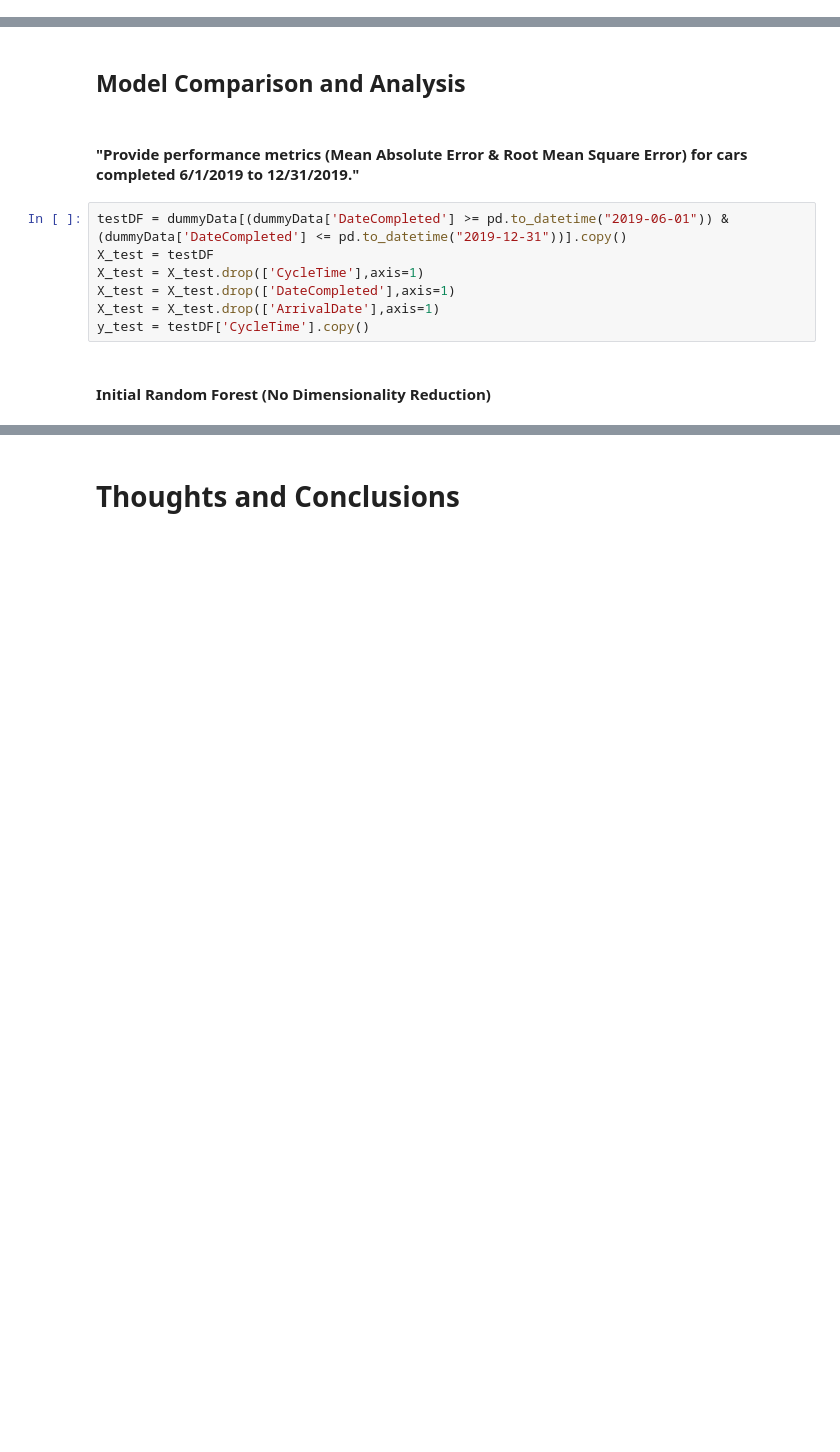
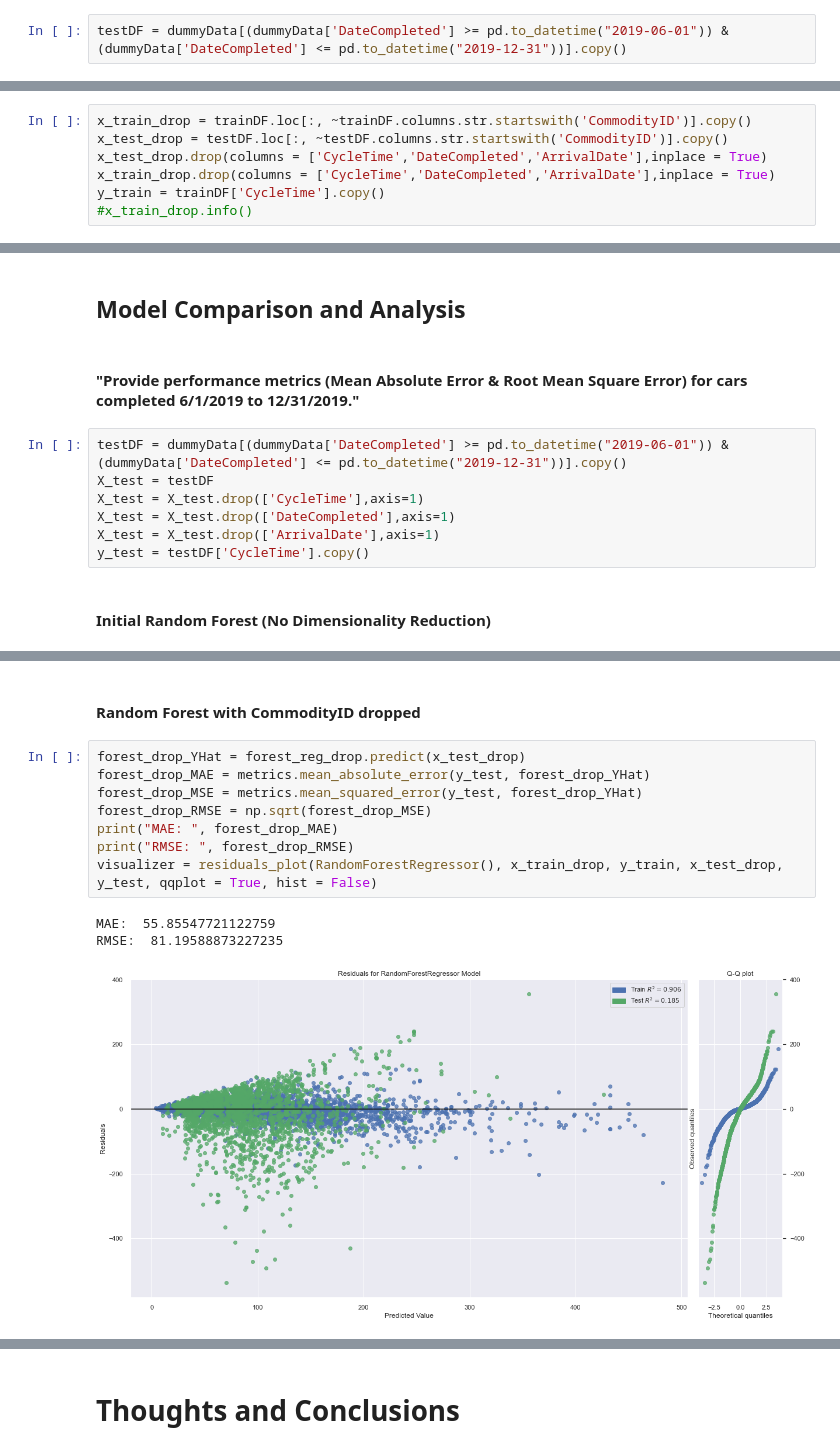
Before and after one commit to londonkasper/MLP04, a Jupyter notebook: PA04.ipynb, the cells around one changed output, grey strips where cells are left out. Cells and saved outputs as stored; diff of their text form; blank space fills up the shorter version.

```diff
--- a/PA04.ipynb
+++ b/PA04.ipynb
@@ -346,0 +345,2 @@ The dataset provided only has one numeric datatype (Age), but multiple categoric
+# %%
+testDF = dummyData[(dummyData['DateCompleted'] >= pd.to_datetime("2019-06-01")) & (dummyData['DateCompleted'] <= pd.to_datetime("2019-12-31"))].copy()
@@ -346,0 +351,7 @@ The dataset provided only has one numeric datatype (Age), but multiple categoric
+# %%
+x_train_drop = trainDF.loc[:, ~trainDF.columns.str.startswith('CommodityID')].copy()
+x_test_drop = testDF.loc[:, ~testDF.columns.str.startswith('CommodityID')].copy()
+x_test_drop.drop(columns = ['CycleTime','DateCompleted','ArrivalDate'],inplace = True)
+x_train_drop.drop(columns = ['CycleTime','DateCompleted','ArrivalDate'],inplace = True)
+y_train = trainDF['CycleTime'].copy()
+#x_train_drop.info()
@@ -376,0 +433,14 @@ RMSE:  78.70737671346971
+# %% [markdown]
+#### Random Forest with CommodityID dropped
+# %%
+forest_drop_YHat = forest_reg_drop.predict(x_test_drop)
+forest_drop_MAE = metrics.mean_absolute_error(y_test, forest_drop_YHat)
+forest_drop_MSE = metrics.mean_squared_error(y_test, forest_drop_YHat)
+forest_drop_RMSE = np.sqrt(forest_drop_MSE)
+print("MAE: ", forest_drop_MAE)
+print("RMSE: ", forest_drop_RMSE)
+visualizer = residuals_plot(RandomForestRegressor(), x_train_drop, y_train, x_test_drop, y_test, qqplot = True, hist = False)
+# %% [output]
+MAE:  55.85547721122759
+RMSE:  81.19588873227235
+[figure, added]
```
Also changed, not shown: parts of 21 cells of this notebook.
